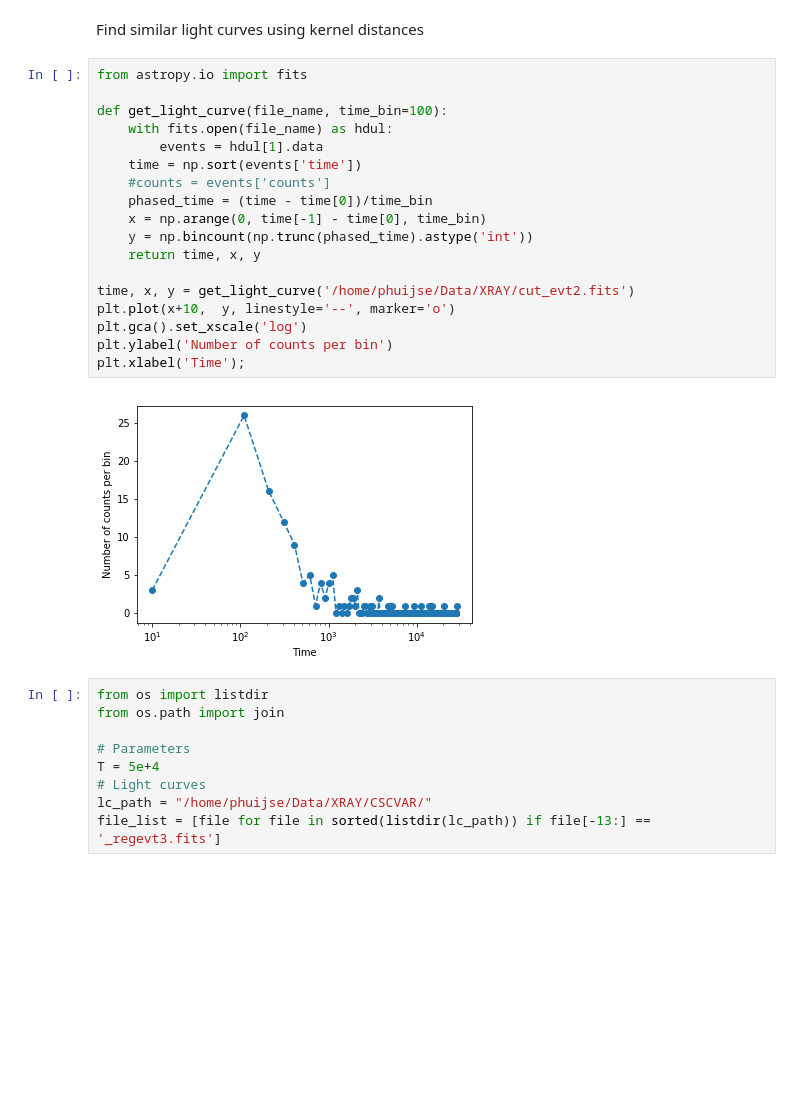
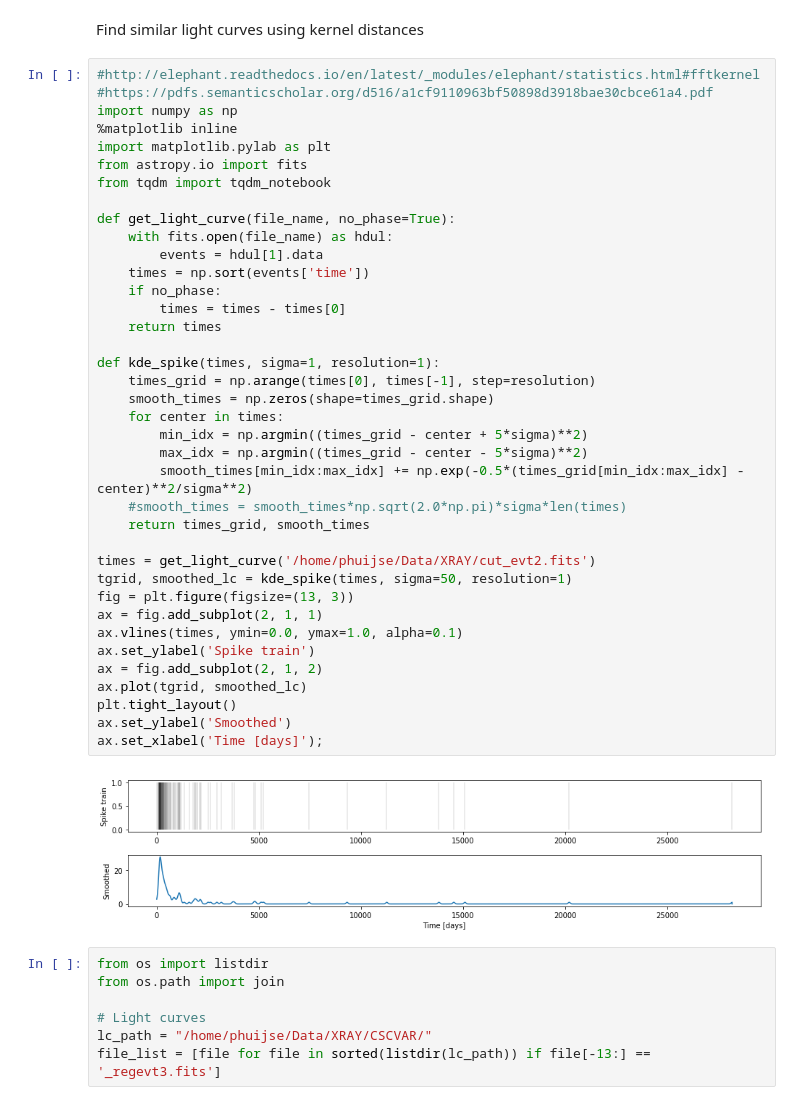
Before and after one commit to phuijse/spike4astro, a Jupyter notebook: xray_kernel.ipynb, the cells around one changed output. Drawn from its saved outputs; the diff is of its cells as text; blank space fills up the shorter version.

```diff
--- a/xray_kernel.ipynb
+++ b/xray_kernel.ipynb
@@ -1,31 +1,49 @@
 # %% [markdown]
 Find similar light curves using kernel distances
-# %%
-from astropy.io import fits
-
-def get_light_curve(file_name, time_bin=100):
-    with fits.open(file_name) as hdul:
-        events = hdul[1].data
-    time = np.sort(events['time'])
-    #counts = events['counts']
-    phased_time = (time - time[0])/time_bin
-    x = np.arange(0, time[-1] - time[0], time_bin)
-    y = np.bincount(np.trunc(phased_time).astype('int'))
-    return time, x, y
-
-time, x, y = get_light_curve('/home/phuijse/Data/XRAY/cut_evt2.fits')
-plt.plot(x+10,  y, linestyle='--', marker='o')
-plt.gca().set_xscale('log')
-plt.ylabel('Number of counts per bin')
-plt.xlabel('Time');
-# %% [output]
-[figure, removed]
+# %%
+#http://elephant.readthedocs.io/en/latest/_modules/elephant/statistics.html#fftkernel
+#https://pdfs.semanticscholar.org/d516/a1cf9110963bf50898d3918bae30cbce61a4.pdf
+import numpy as np
+%matplotlib inline
+import matplotlib.pylab as plt
+from astropy.io import fits
+from tqdm import tqdm_notebook
+
+def get_light_curve(file_name, no_phase=True):
+    with fits.open(file_name) as hdul:
+        events = hdul[1].data
+    times = np.sort(events['time'])
+    if no_phase:
+        times = times - times[0]
+    return times
+
+def kde_spike(times, sigma=1, resolution=1):
+    times_grid = np.arange(times[0], times[-1], step=resolution)
+    smooth_times = np.zeros(shape=times_grid.shape)
+    for center in times:
+        min_idx = np.argmin((times_grid - center + 5*sigma)**2)
+        max_idx = np.argmin((times_grid - center - 5*sigma)**2)
+        smooth_times[min_idx:max_idx] += np.exp(-0.5*(times_grid[min_idx:max_idx] - center)**2/sigma**2)
+    #smooth_times = smooth_times*np.sqrt(2.0*np.pi)*sigma*len(times)
+    return times_grid, smooth_times
+
+times = get_light_curve('/home/phuijse/Data/XRAY/cut_evt2.fits')
+tgrid, smoothed_lc = kde_spike(times, sigma=50, resolution=1)
+fig = plt.figure(figsize=(13, 3))
+ax = fig.add_subplot(2, 1, 1)
+ax.vlines(times, ymin=0.0, ymax=1.0, alpha=0.1)
+ax.set_ylabel('Spike train')
+ax = fig.add_subplot(2, 1, 2)
+ax.plot(tgrid, smoothed_lc)
+plt.tight_layout()
+ax.set_ylabel('Smoothed')
+ax.set_xlabel('Time [days]');
+# %% [output]
+[figure, added]
 # %%
 from os import listdir
 from os.path import join
 
-# Parameters
-T = 5e+4
 # Light curves
 lc_path = "/home/phuijse/Data/XRAY/CSCVAR/"
 file_list = [file for file in sorted(listdir(lc_path)) if file[-13:] == '_regevt3.fits']
```
Also changed, not shown: parts of 14 cells of this notebook, 1 other file.
